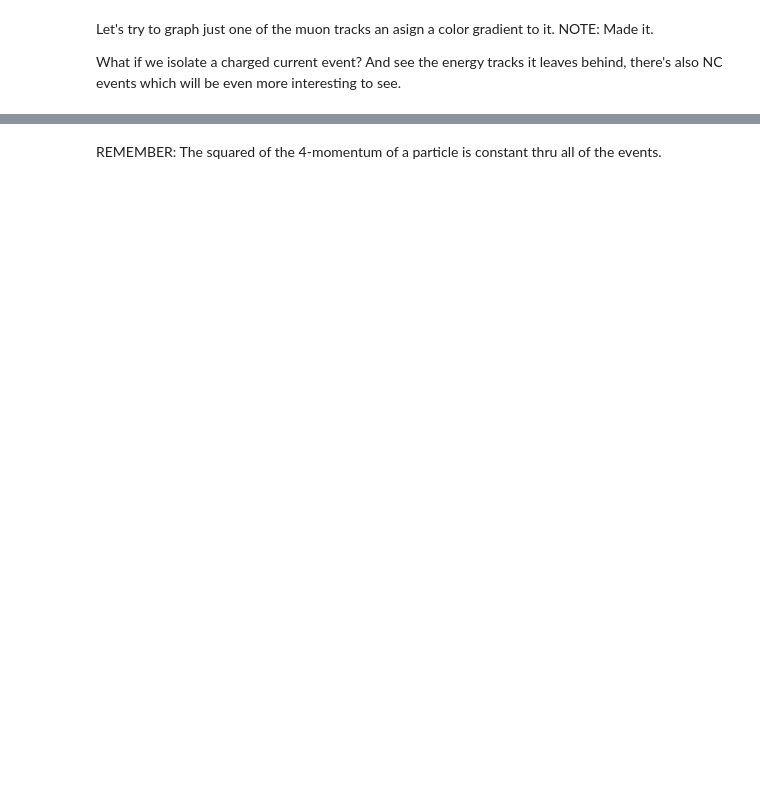
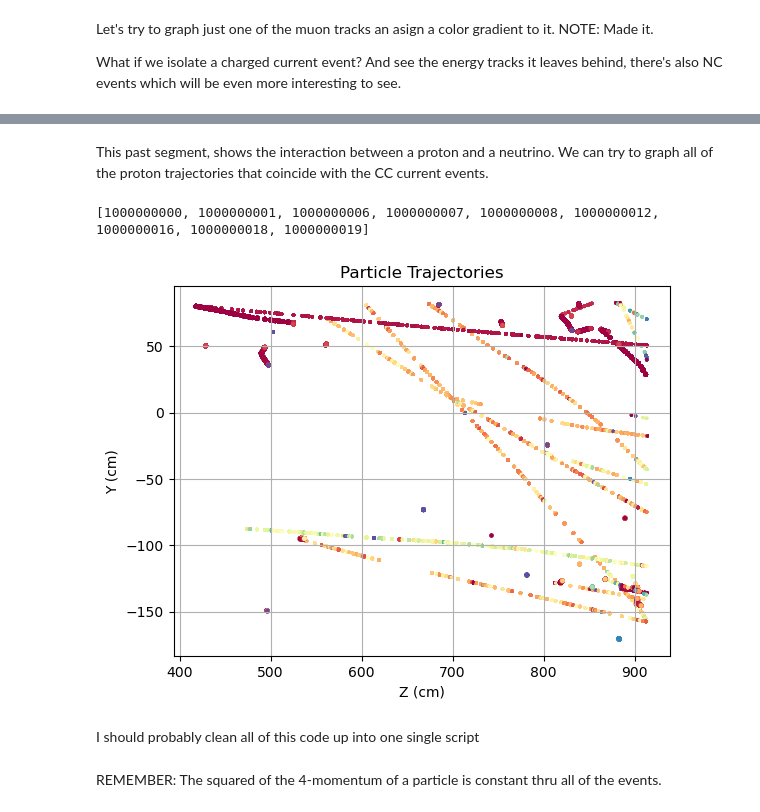
Before and after one commit to EnriqueCecena/neutrino-electron, a Jupyter notebook: SimDisplaySegments.ipynb, the cells around one changed output, grey strips where cells are left out. Saved outputs shown, nothing was run; the diff lists cells and outputs as text; code cells hidden in the pictures; blank space fills up the shorter version.

```diff
--- a/SimDisplaySegments.ipynb
+++ b/SimDisplaySegments.ipynb
@@ -332,2 +349,31 @@ figure.colorbar(cm.ScalarMappable(norm=norm,cmap='Spectral'),ax=bars)
+# %% [markdown]
+This past segment, shows the interaction between a proton and a neutrino. We can try to graph all of the proton trajectories that coincide with the CC current events.
+# %%
+print(funique)
+#Let's initialize another figure.
+figure, bars= plt.subplots()
+bars.set_title("Particle Trajectories")
+bars.set_ylabel("Y (cm)")
+bars.set_xlabel("Z (cm)")
+bars.grid()
+
+#The protons dataset correspond to the protons inside of the event 0. THe muonsegm are the muons inside the dataset. And with the cc_event
+# we know the data that has he cc_ event.
+norm=colors.Normalize(0,np.max(muonsegm['dEdx']))
+for idvertex in cc_event['vertex_id']:
+    for mpoint in muonsegm:
+        if mpoint['vertex_id']== idvertex:
+            onemuon=muonsegm[muonsegm['vertex_id']==idvertex]
+            bars.scatter(onemuon['z'],onemuon['y'],c=onemuon['dEdx'],cmap='Spectral',s=2)
+    for ppoint in protons:
+        if ppoint['vertex_id']==idvertex:
+            oneproton=protons[protons['vertex_id']==idvertex]
+            bars.scatter(oneproton['z'],oneproton['y'],c=oneproton['dEdx'],cmap='Spectral',s=6)
+plt.show()
+# %% [output]
+[1000000000, 1000000001, 1000000006, 1000000007, 1000000008, 1000000012, 1000000016, 1000000018, 1000000019]
+[figure, added]
+# %% [markdown]
+I should probably clean all of this code up into one single script
 # %% [markdown]
 REMEMBER: The squared of the 4-momentum of a particle is constant thru all of the events.
```
Also changed, not shown: parts of 4 cells of this notebook, 3 other files.
